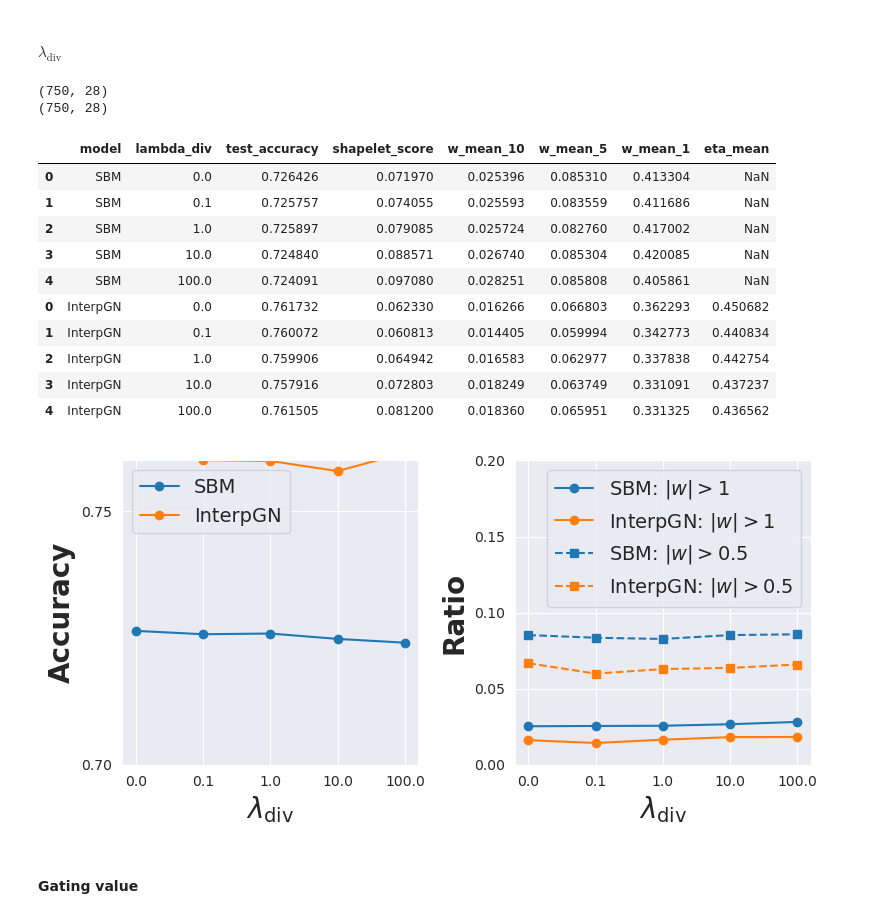
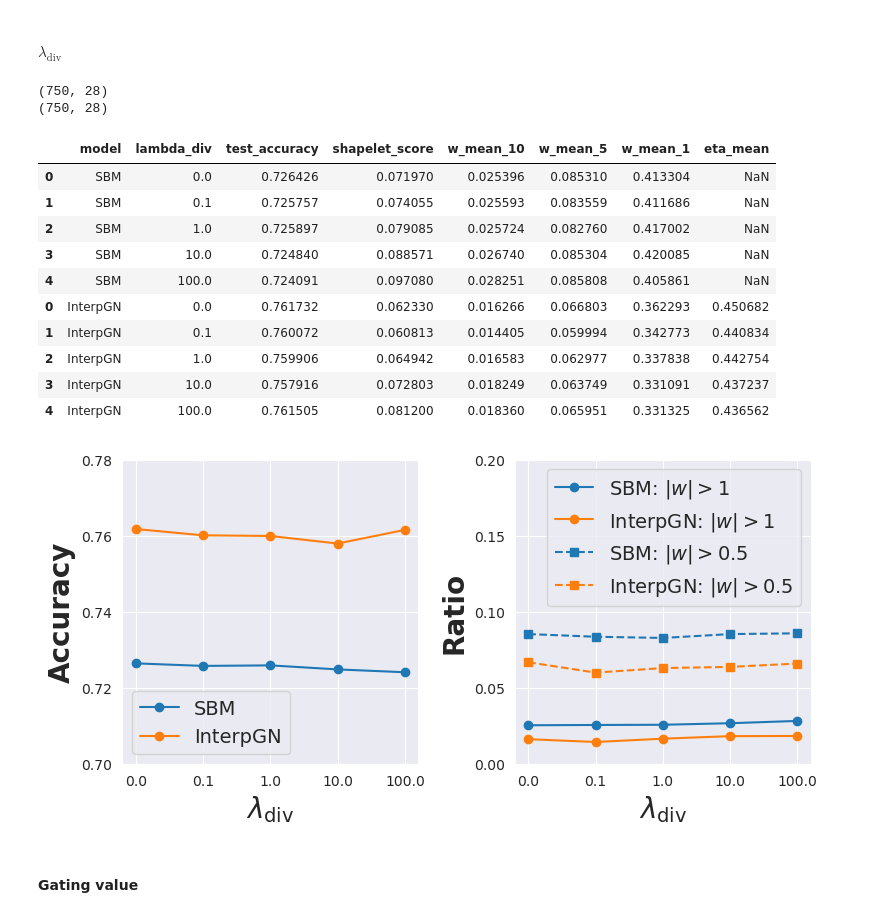
Before and after one commit to itsultracheese/InterpretGatedNetwork, a Jupyter notebook: notebook/benchmarks.ipynb, the cells around one changed output. Saved outputs shown, nothing was run; the diff lists cells and outputs as text; code cells hidden in the pictures.

Commit message:
Add README.md and reproduce results.

```diff
--- a/notebook/benchmarks.ipynb
+++ b/notebook/benchmarks.ipynb
@@ -52 +55,17 @@ sbm_df.shape, hybrid_df.shape, dnn_df.shape, sbm_df.columns, hybrid_df.columns,
+# %%
+import pandas as pd
+root = "../../iclr/result"
+sbm_df = pd.read_csv(f"{root}/uea_sbm.csv")
+hybrid_df = pd.read_csv(f"{root}/uea_interpgn.csv")
+dnn_df = pd.read_csv(f"{root}/uea_dnn.csv")
+
+hybrid_df = hybrid_df.drop_duplicates(subset=['model', 'dnn_type', 'dataset', 'lambda_reg', 'lambda_div', 'epsilon',
+       'num_shapelet', 'gating_value', 'beta_schedule', 'lr',
+       'train_epochs', 'seed'])
+
+dnn_df = dnn_df.drop_duplicates(subset=['model', 'dnn_type', 'dataset', 'lambda_reg', 'lambda_div', 'epsilon',
+       'num_shapelet', 'gating_value', 'pos_weight', 'beta_schedule', 'lr',
+       'train_epochs', 'seed'])
+
+sbm_df.shape, hybrid_df.shape, dnn_df.shape, sbm_df.columns, hybrid_df.columns, dnn_df.columns
 # %%
@@ -304,8 +323,8 @@ with sns.axes_style("darkgrid"):
     axs[0].legend(fontsize=14)
     axs[0].set_xticks(np.arange(df1.shape[0]))
     axs[0].set_xticklabels(df1['lambda_reg'])
-    axs[0].set_ylim(0.7, 0.76)
-    axs[0].set_yticks([0.7, 0.71, 0.72, 0.73, 0.74, 0.75])
+    axs[0].set_ylim(0.7, 0.78)
+    axs[0].set_yticks([0.7, 0.72, 0.74, 0.76, 0.78])
 
     axs[1].plot(np.arange(df1.shape[0]), df1['w_mean_10'], marker="o", label='SBM: $|w|>1$', color='tab:blue')
     axs[1].plot(np.arange(df2.shape[0]), df2['w_mean_10'], marker="o", label='InterpGN: $|w|>1$', color='tab:orange')
@@ -381,40 +400,40 @@ with sns.axes_style("darkgrid"):
     axs[0].legend(fontsize=14)
     axs[0].set_xticks(np.arange(df1.shape[0]))
     axs[0].set_xticklabels(df1['lambda_div'])
-    axs[0].set_ylim(0.7, 0.76)
-    axs[0].set_yticks([0.7, 0.75])
+    axs[0].set_ylim(0.7, 0.78)
+    axs[0].set_yticks([0.7, 0.72, 0.74, 0.76, 0.78])
 
     axs[1].plot(np.arange(df1.shape[0]), df1['w_mean_10'], marker="o", label='SBM: $|w|>1$', color='tab:blue')
     axs[1].plot(np.arange(df2.shape[0]), df2['w_mean_10'], marker="o", label='InterpGN: $|w|>1$', color='tab:orange')
     axs[1].plot(np.arange(df1.shape[0]), df1['w_mean_5'], marker="s", linestyle="--", label='SBM: $|w|>0.5$', color='tab:blue')
     axs[1].plot(np.arange(df2.shape[0]), df2['w_mean_5'], marker="s", linestyle="--", label='InterpGN: $|w|>0.5$', color='tab:orange')
     axs[1].set_xlabel("$\\lambda_{\\text{div}}$", fontsize=20, fontweight='bold')
     axs[1].set_ylabel("Ratio", fontsize=20, fontweight='bold') #, color='tab:blue')
     axs[1].legend(fontsize=14)
     axs[1].set_xticks(np.arange(df1.shape[0]))
     axs[1].set_xticklabels(df1['lambda_div'])
     axs[1].set_yticks([0, 0.05, 0.1, 0.15, 0.2])
 plt.tight_layout()
 
 # fig.savefig("../figures/ablation_lambda_div.pdf")
 
 # print(df.to_latex(index=False, float_format="%.3f"))
 df
 # %% [output]
 (750, 28)
 (750, 28)
 |  | model | lambda_div | test_accuracy | shapelet_score | w_mean_10 | w_mean_5 | w_mean_1 | eta_mean |
 | 0 | SBM | 0.0 | 0.726426 | 0.071970 | 0.025396 | 0.085310 | 0.413304 | NaN |
 | 1 | SBM | 0.1 | 0.725757 | 0.074055 | 0.025593 | 0.083559 | 0.411686 | NaN |
 | 2 | SBM | 1.0 | 0.725897 | 0.079085 | 0.025724 | 0.082760 | 0.417002 | NaN |
 | 3 | SBM | 10.0 | 0.724840 | 0.088571 | 0.026740 | 0.085304 | 0.420085 | NaN |
 | 4 | SBM | 100.0 | 0.724091 | 0.097080 | 0.028251 | 0.085808 | 0.405861 | NaN |
 | 0 | InterpGN | 0.0 | 0.761732 | 0.062330 | 0.016266 | 0.066803 | 0.362293 | 0.450682 |
 | 1 | InterpGN | 0.1 | 0.760072 | 0.060813 | 0.014405 | 0.059994 | 0.342773 | 0.440834 |
 | 2 | InterpGN | 1.0 | 0.759906 | 0.064942 | 0.016583 | 0.062977 | 0.337838 | 0.442754 |
 | 3 | InterpGN | 10.0 | 0.757916 | 0.072803 | 0.018249 | 0.063749 | 0.331091 | 0.437237 |
 | 4 | InterpGN | 100.0 | 0.761505 | 0.081200 | 0.018360 | 0.065951 | 0.331325 | 0.436562 |
-[figure, old version]
+[figure, new version]
 # %% [markdown]
 #### Gating value
 # %%
```
Also changed, not shown: parts of 6 cells of this notebook, 10 other files.
